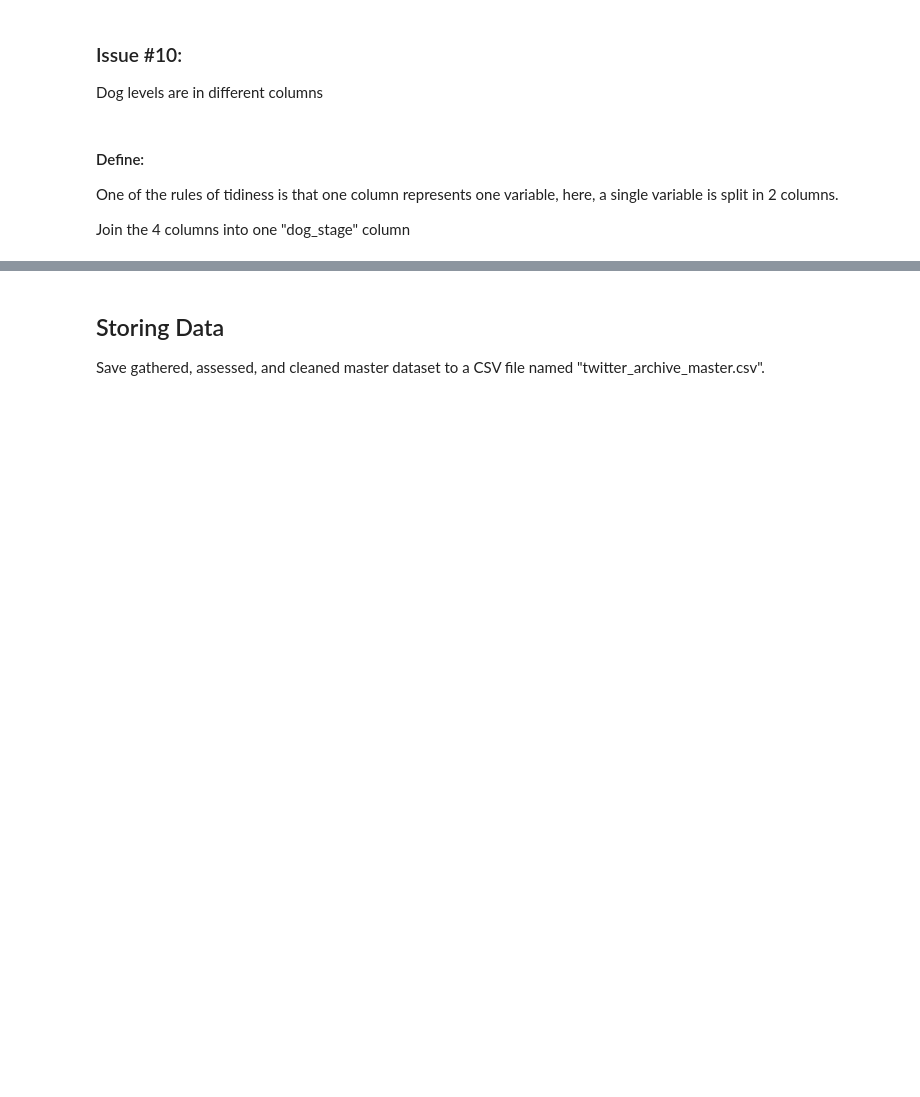
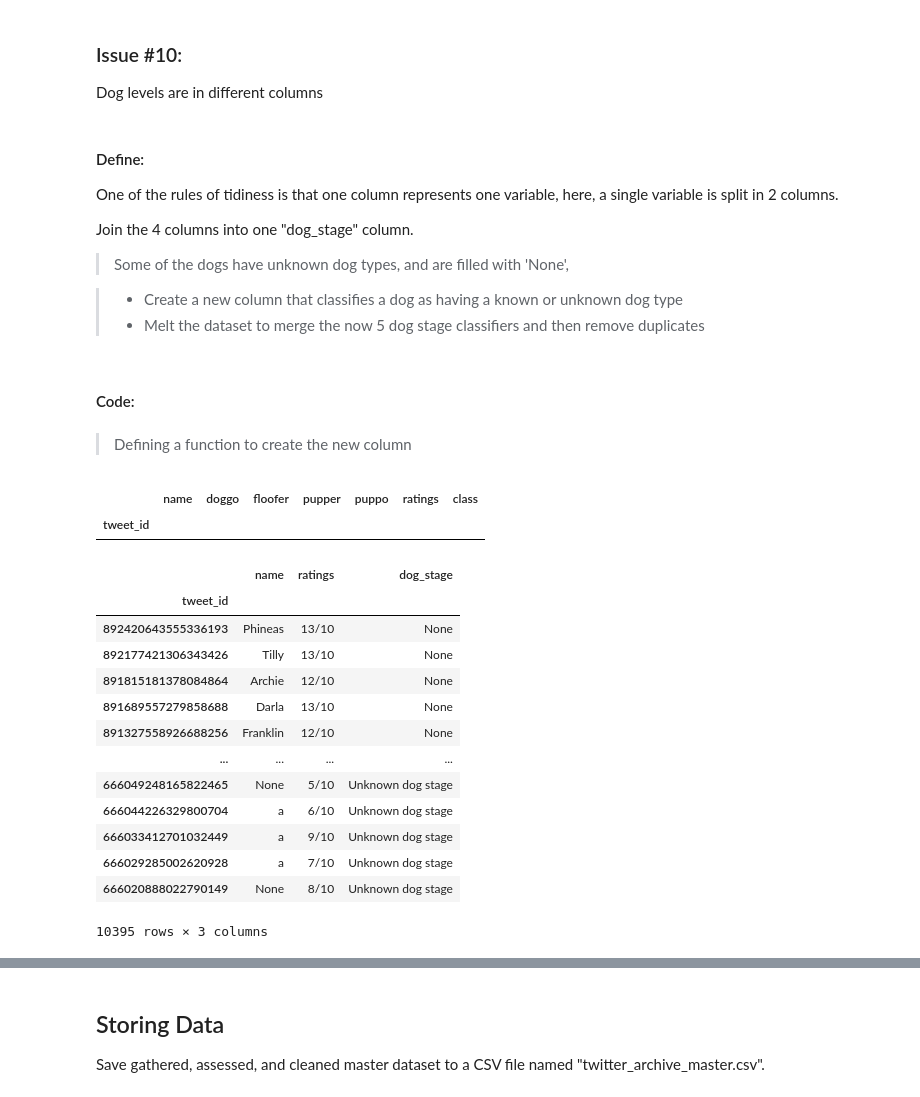
Before and after one commit to DrDev-Py/Udacity-Data-Wrangling, a Jupyter notebook: wrangle_act.ipynb, the cells around one changed output, grey strips where cells are left out. Drawn from its saved outputs; the diff is of its cells as text; code cells hidden in the pictures; blank space fills up the shorter version.

```diff
--- a/wrangle_act.ipynb
+++ b/wrangle_act.ipynb
@@ -699,4 +695,13 @@ Dog levels are in different columns
 
 One of the rules of tidiness is that one column represents one variable, here, a single variable is split in 2 columns.
 
-Join the 4 columns into one "dog_stage" column
+Join the 4 columns into one "dog_stage" column.
+
+> Some of the dogs have unknown dog types, and are filled with 'None',
+
+> * Create  a new column that classifies a dog as having a known or unknown dog type
+> * Melt the dataset to merge the now 5 dog stage classifiers and then remove duplicates
+# %% [markdown]
+#### Code:
+# %% [markdown]
+> Defining a function to create the new column
@@ -702,0 +732,5 @@ Join the 4 columns into one "dog_stage" column
+# %%
+tweet_data_copy.head(0)
+# %% [output]
+|  | name | doggo | floofer | pupper | puppo | ratings | class |
+| tweet_id |  |  |  |  |  |  |  |
@@ -703,3 +742,21 @@ Join the 4 columns into one "dog_stage" column
+# %%
+# Dropping the unwanted column
+tweet_data_copy.drop(columns='variable', axis=1)
+# %% [output]
+|  | name | ratings | dog_stage |
+| tweet_id |  |  |  |
+| 892420643555336193 | Phineas | 13/10 | None |
+| 892177421306343426 | Tilly | 13/10 | None |
+| 891815181378084864 | Archie | 12/10 | None |
+| 891689557279858688 | Darla | 13/10 | None |
+| 891327558926688256 | Franklin | 12/10 | None |
+| ... | ... | ... | ... |
+| 666049248165822465 | None | 5/10 | Unknown dog stage |
+| 666044226329800704 | a | 6/10 | Unknown dog stage |
+| 666033412701032449 | a | 9/10 | Unknown dog stage |
+| 666029285002620928 | a | 7/10 | Unknown dog stage |
+| 666020888022790149 | None | 8/10 | Unknown dog stage |
+10395 rows × 3 columns
 # %%
 tweet_data_copy.head(2)
 # %% [output]
```
Also changed, not shown: parts of 32 cells of this notebook, 2 other files.
